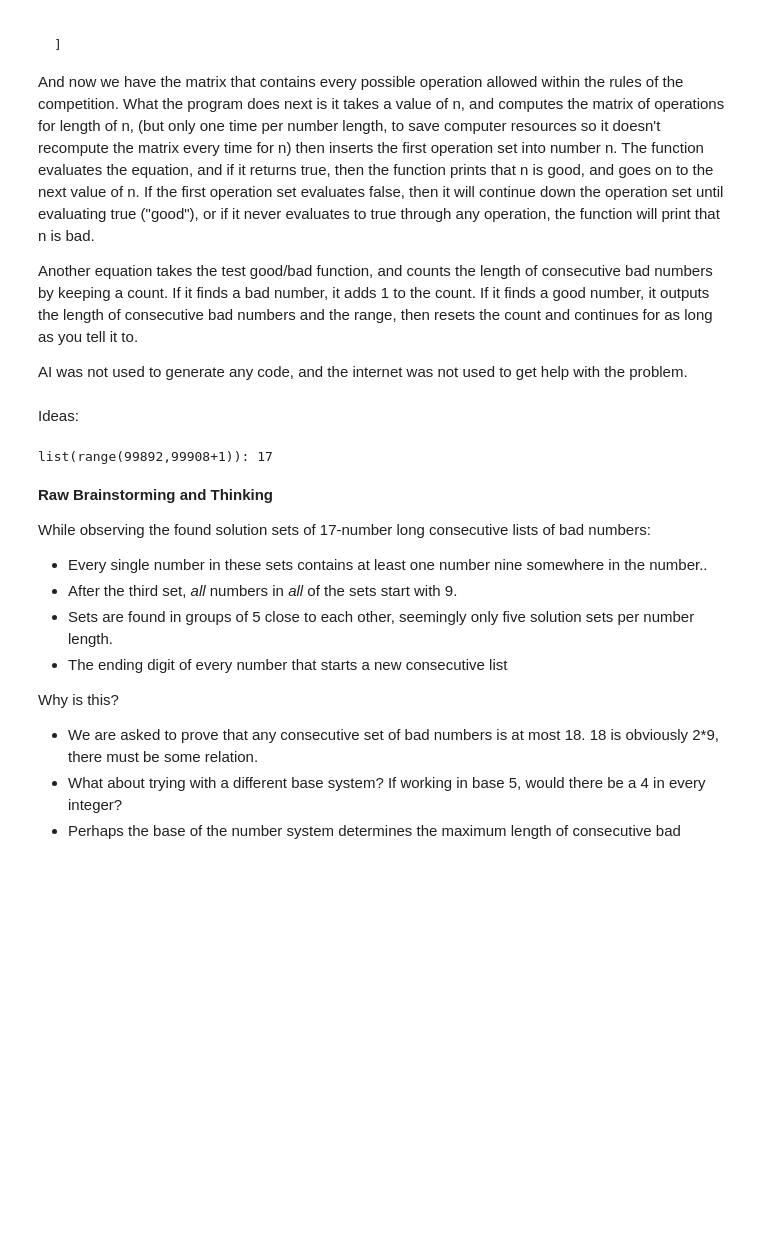
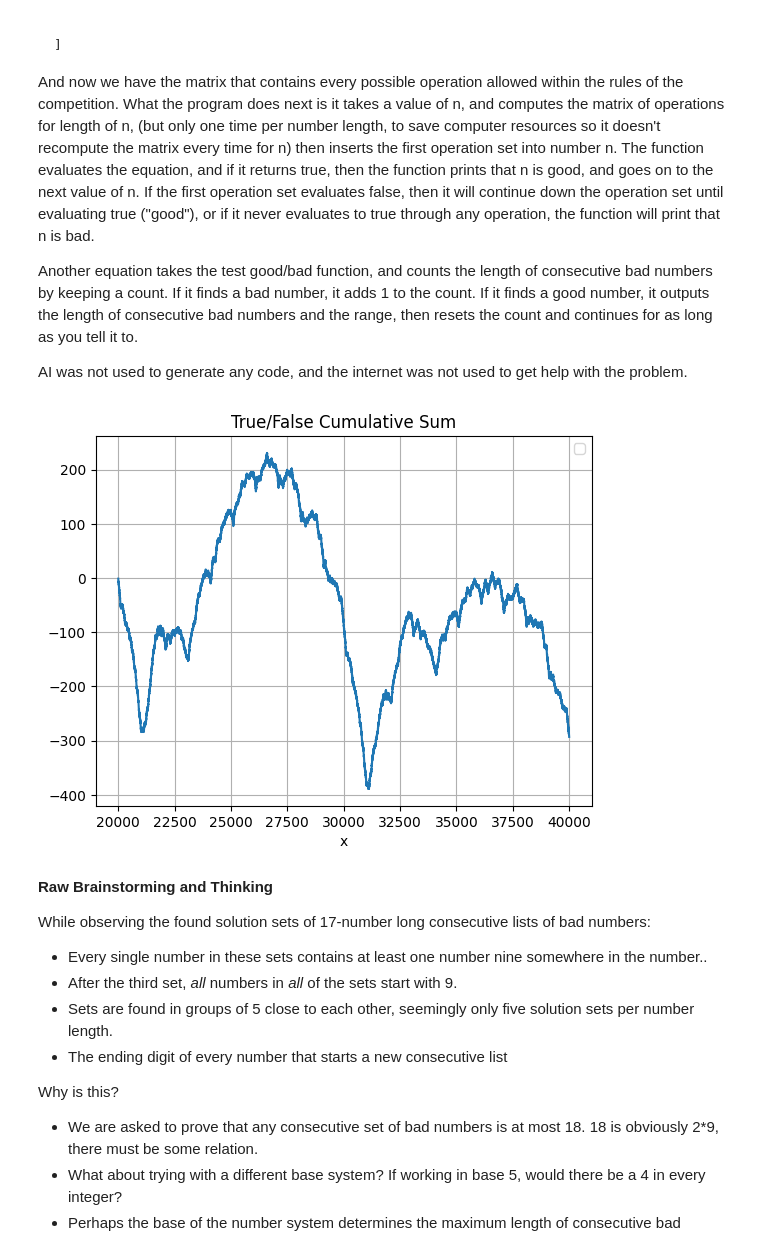
Before and after one commit to legojrp/IUPUI-Math-Challenge, a Jupyter notebook: IUIChallenge.ipynb, the cells around one changed output. Saved outputs shown, nothing was run; the diff lists cells and outputs as text; code cells hidden in the pictures; blank space fills up the shorter version.

Commit message:
Added a random graph segment of a cumulative sum

```diff
--- a/IUIChallenge.ipynb
+++ b/IUIChallenge.ipynb
@@ -222,8 +222,6 @@ def findLongBads(min,max,countLength):
             count = 0
             startNum = i
             #sys.stdout.write(f'\r{(i-min)/(max-min)*100}')#show percent searched of range
-# %% [markdown]
-Ideas:
 # %%
 #Function to visualize when the numbers turn good or bad
 startValue = 0
@@ -260,8 +258,8 @@ def plotCumulativeSum(xMin,xMax,addWhat,subtractWhat):
 # %%
 #EVALUATION TEST AREA
 
-#plotCumulativeSum(100,1280000,1,-1)
-findLongBads(99000,900107,17)
+plotCumulativeSum(20000,40000,2,-1)
+#findLongBads(99000,900107,17)
 # %% [output]
-list(range(99892,99908+1)): 17
+[figure, added]
 # %%
```
Also changed, not shown: parts of 3 cells of this notebook, 1 other file.
